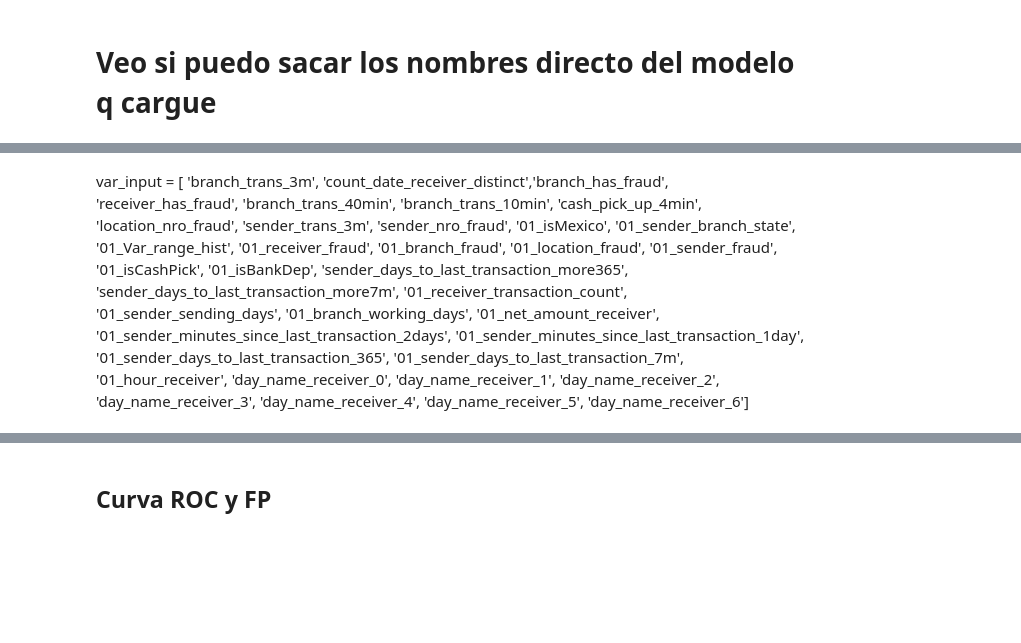
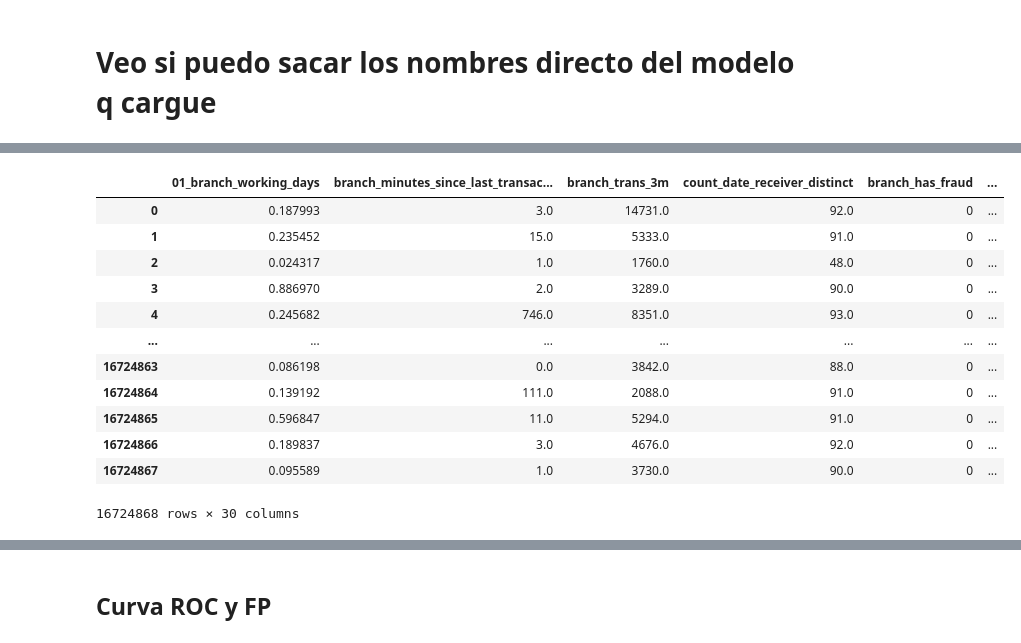
Before and after one commit to Magdaorozco644/ModelosAIm-dev, a Jupyter notebook: Analytics/5.Fraud/05-Aplico modelo.ipynb, the cells around one changed output, grey strips where cells are left out. Saved outputs shown, nothing was run; the diff lists cells and outputs as text; code cells hidden in the pictures; blank space fills up the shorter version.

```diff
--- a/Analytics/5.Fraud/05-Aplico modelo.ipynb
+++ b/Analytics/5.Fraud/05-Aplico modelo.ipynb
@@ -115,22 +101 @@ var_input = ['01_receiver_transaction_count', '01_sender_sending_days', '01_bran
-# %% [markdown]
-var_input = [ 'branch_trans_3m', 'count_date_receiver_distinct','branch_has_fraud',
-       'receiver_has_fraud',
-       'branch_trans_40min', 'branch_trans_10min', 'cash_pick_up_4min',
-       'location_nro_fraud', 'sender_trans_3m',
-       'sender_nro_fraud', '01_isMexico',
-       '01_sender_branch_state', '01_Var_range_hist', '01_receiver_fraud',
-       '01_branch_fraud', '01_location_fraud', '01_sender_fraud',
-       '01_isCashPick', '01_isBankDep',
-       'sender_days_to_last_transaction_more365',
-       'sender_days_to_last_transaction_more7m',
-       '01_receiver_transaction_count', '01_sender_sending_days',
-       '01_branch_working_days', '01_net_amount_receiver',
-       '01_sender_minutes_since_last_transaction_2days',
-       '01_sender_minutes_since_last_transaction_1day',
-       '01_sender_days_to_last_transaction_365',
-       '01_sender_days_to_last_transaction_7m', '01_hour_receiver',
-       'day_name_receiver_0', 'day_name_receiver_1',
-       'day_name_receiver_2', 'day_name_receiver_3',
-       'day_name_receiver_4', 'day_name_receiver_5',
-       'day_name_receiver_6']
 # %%
@@ -138,3 +103,17 @@ variables = open('./ModeloV2TodosMenosVariables.txt','r')
 var_input = variables.read()
 # %%
-var_input = ['branch_trans_3m', 'count_date_receiver_distinct', 'branch_has_fraud', 'receiver_has_fraud', 'branch_trans_40min', 'branch_trans_10min', 'cash_pick_up_4min', 'location_nro_fraud', 'sender_trans_3m', 'sender_nro_fraud', '01_isMexico', '01_sender_branch_state', '01_Var_range_hist', '01_receiver_fraud', '01_branch_fraud', '01_location_fraud', '01_sender_fraud', '01_isCashPick', '01_isBankDep', 'sender_days_to_last_transaction_more7m', '01_receiver_transaction_count', '01_sender_sending_days', '01_branch_working_days', '01_net_amount_receiver', '01_sender_minutes_since_last_transaction_2days', '01_sender_days_to_last_transaction_365', '01_sender_days_to_last_transaction_7m', '01_hour_receiver']
+var_input = ['01_branch_working_days', 'branch_minutes_since_last_transaction',
+    'branch_trans_3m', 'count_date_receiver_distinct', 'branch_has_fraud',
+    'receiver_has_fraud',
+    'branch_trans_40min', 'branch_trans_10min', 'cash_pick_up_40min',
+    'location_nro_fraud', 'sender_trans_3m',
+    'sender_nro_fraud','01_isMexico',
+    '01_sender_branch_state', '01_var_range_hist', '01_receiver_fraud',
+    '01_branch_fraud', '01_location_fraud', '01_sender_fraud',
+    '01_isCashPick', '01_isBankDep',
+    'sender_days_to_last_transaction_more7m',
+    '01_receiver_transaction_count', '01_sender_sending_days',
+    '01_branch_working_days', '01_net_amount_receiver',
+    '01_sender_minutes_since_last_transaction_2days',
+    '01_sender_days_to_last_transaction_365',
+    '01_sender_days_to_last_transaction_7m', '01_hour_receiver']
@@ -160,3 +120,39 @@ Y_target = pd.DataFrame(pd.concat([dfTrain[dias_target], dfVal[dias_target]], ig
+# %%
+s3_url = f"viamericas-datalake-dev-us-east-1-283731589572-raw/FraudModel/Data4Model/TargetTodos"
+dfTrain = pd.read_parquet(f"s3://{s3_url}/Train/Train.parquet")
+tgTrain = dfTrain['target']
+
+dfVal = pd.read_parquet(f"s3://{s3_url}/Validation/Validation.parquet")
+tgVal = dfVal['target']
+
+#Uni test y Val
+#X = pd.concat([dfTrain[var_input], dfVal[var_input]], ignore_index=True)
+X = pd.concat([dfTrain, dfVal], ignore_index=True)
+Y = pd.DataFrame(pd.concat([dfTrain['target'], dfVal['target']], ignore_index=True))
+
+dias_target = ['day_name_receiver_0', 'day_name_receiver_1',
+       'day_name_receiver_2', 'day_name_receiver_3',
+       'day_name_receiver_4', 'day_name_receiver_5',
+       'day_name_receiver_6','target']
+
+testeo =  pd.concat([X, Y], axis=1)
+Y_target = pd.DataFrame(pd.concat([dfTrain[dias_target], dfVal[dias_target]], ignore_index=True))
+# %%
+testeo[var_input]
+# %% [output]
+|  | 01_branch_working_days | branch_minutes_since_last_transac... | branch_trans_3m | count_date_receiver_distinct | branch_has_fraud | ... |
+| 0 | 0.187993 | 3.0 | 14731.0 | 92.0 | 0 | ... |
+| 1 | 0.235452 | 15.0 | 5333.0 | 91.0 | 0 | ... |
+| 2 | 0.024317 | 1.0 | 1760.0 | 48.0 | 0 | ... |
+| 3 | 0.886970 | 2.0 | 3289.0 | 90.0 | 0 | ... |
+| 4 | 0.245682 | 746.0 | 8351.0 | 93.0 | 0 | ... |
+| ... | ... | ... | ... | ... | ... | ... |
+| 16724863 | 0.086198 | 0.0 | 3842.0 | 88.0 | 0 | ... |
+| 16724864 | 0.139192 | 111.0 | 2088.0 | 91.0 | 0 | ... |
+| 16724865 | 0.596847 | 11.0 | 5294.0 | 91.0 | 0 | ... |
+| 16724866 | 0.189837 | 3.0 | 4676.0 | 92.0 | 0 | ... |
+| 16724867 | 0.095589 | 1.0 | 3730.0 | 90.0 | 0 | ... |
+16724868 rows × 30 columns
 # %%
 # Prediciendo la variable objetivo para el conjunto de datos de prueba 'X_TESTEO' utilizando el clasificador LightGBM
 testeo_data_pred_rf = modelo.predict(testeo[var_input])
```
Also changed, not shown: parts of 35 cells of this notebook, 3 other files.
